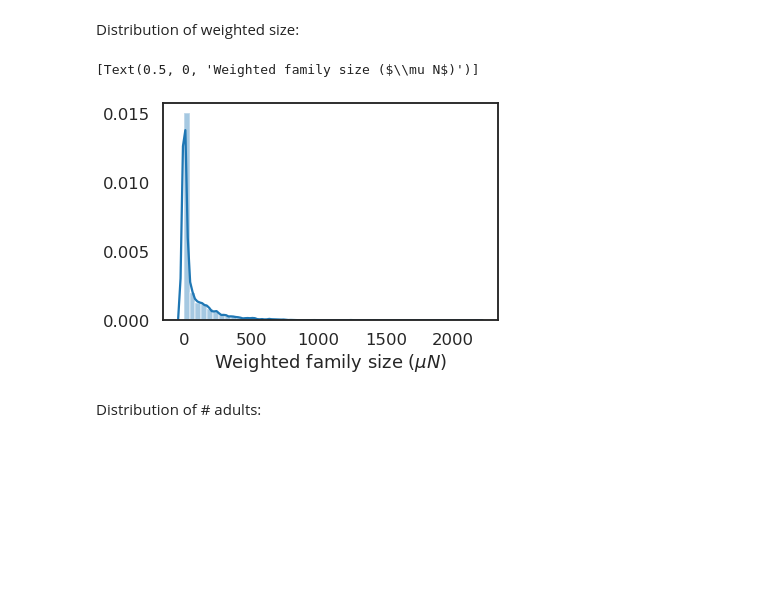
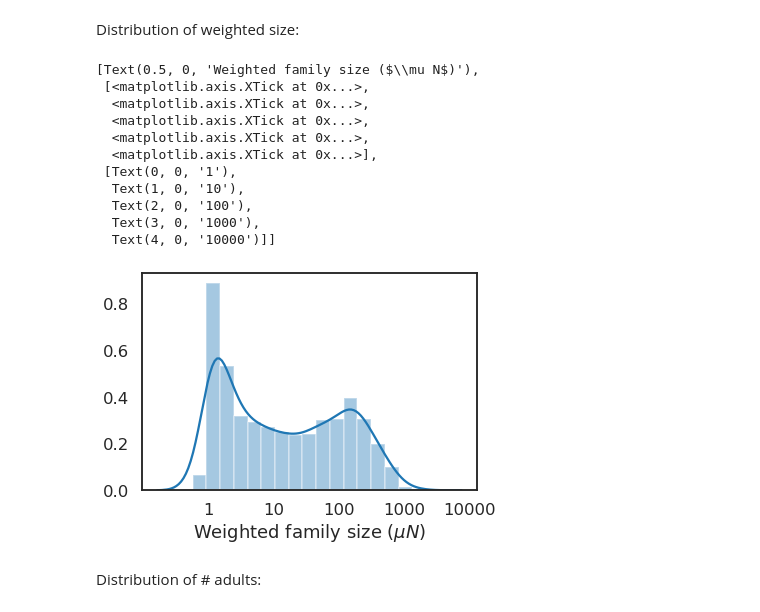
Before and after one commit to nataliavelez/OneHourOneLife, a Jupyter notebook: 2_demographics/2_6_lineage_success.ipynb, the cells around one changed output. Saved outputs shown, nothing was run; the diff lists cells and outputs as text; code cells hidden in the pictures; blank space fills up the shorter version.

```diff
--- a/2_demographics/2_6_lineage_success.ipynb
+++ b/2_demographics/2_6_lineage_success.ipynb
@@ -381,11 +382,22 @@ ax.set(xlabel='Signal-to-noise ratio ($\mu/\sigma$)')
 # %% [markdown]
 Distribution of weighted size:
 # %%
-ax = sns.distplot(mortality_summ['weighted_size'])
-ax.set(xlabel='Weighted family size ($\mu N$)')
+ax = sns.distplot(np.log10(mortality_summ['weighted_size']))
+ax.set(xlabel='Weighted family size ($\mu N$)',
+       xticks=np.arange(0, 5), xticklabels=[10**x for x in np.arange(0, 5)])
 # %% [output]
-[Text(0.5, 0, 'Weighted family size ($\\mu N$)')]
+[Text(0.5, 0, 'Weighted family size ($\\mu N$)'),
+ [<matplotlib.axis.XTick at 0x...>,
+  <matplotlib.axis.XTick at 0x...>,
+  <matplotlib.axis.XTick at 0x...>,
+  <matplotlib.axis.XTick at 0x...>,
+  <matplotlib.axis.XTick at 0x...>],
+ [Text(0, 0, '1'),
+  Text(1, 0, '10'),
+  Text(2, 0, '100'),
+  Text(3, 0, '1000'),
+  Text(4, 0, '10000')]]
-[figure, old version]
+[figure, new version]
 # %% [markdown]
 Distribution of # adults:
 # %%
```
Also changed, not shown: parts of 11 cells of this notebook, 1 other file.
